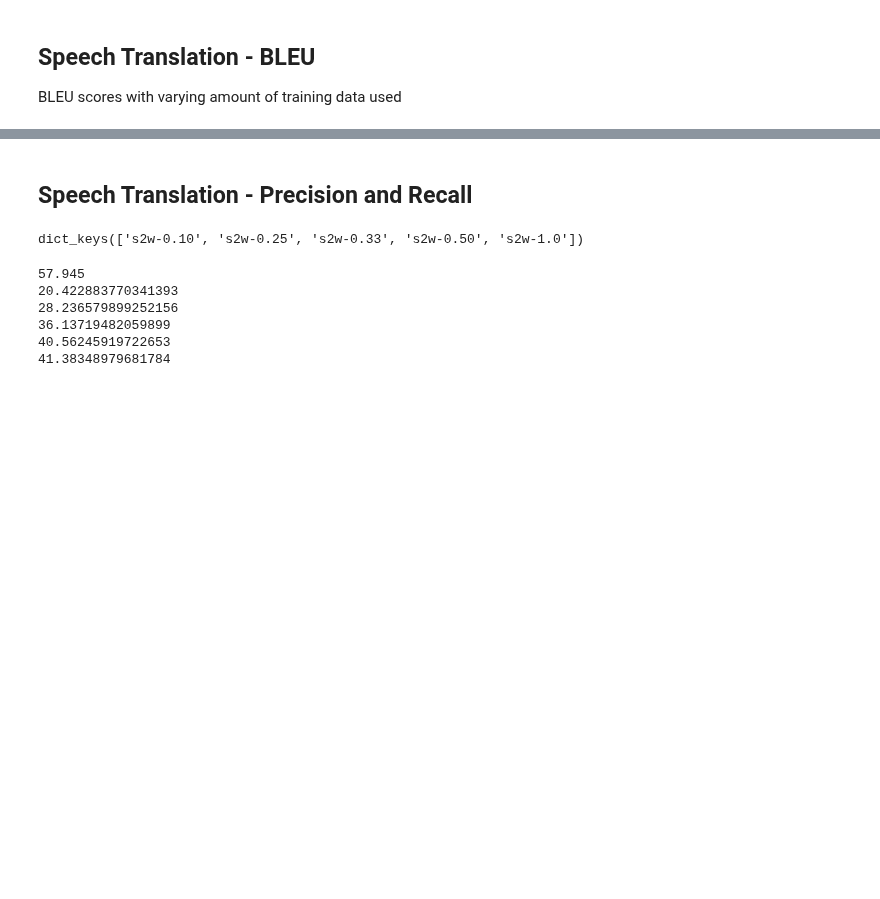
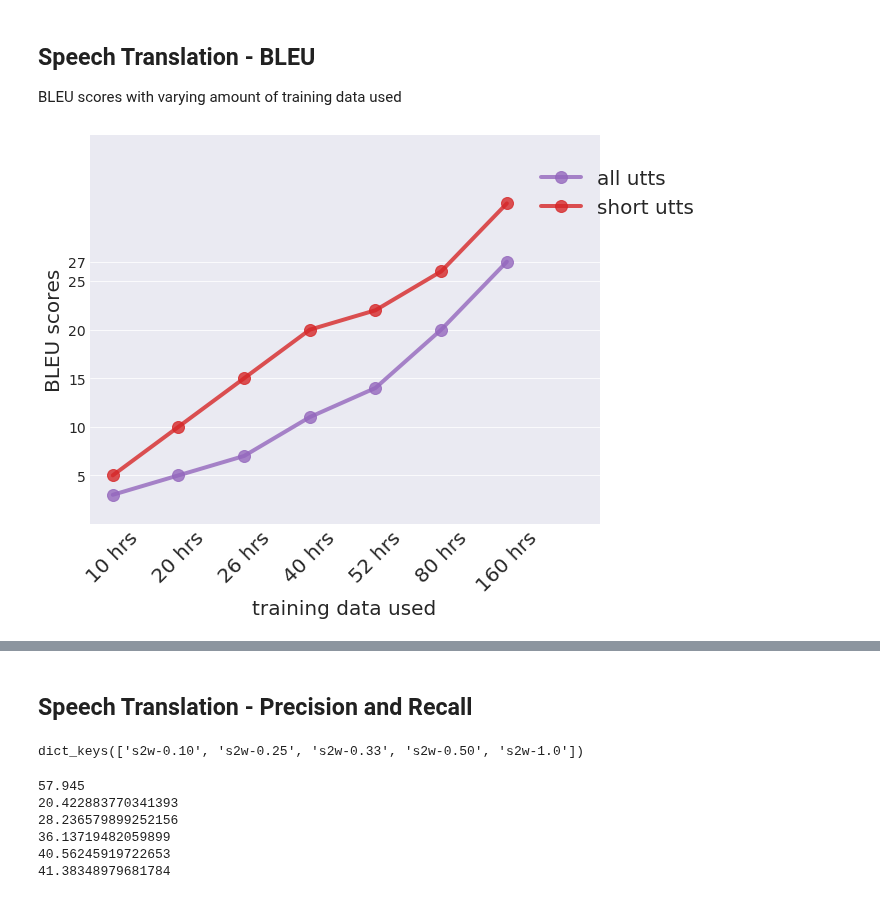
Before and after one commit to 0xSameer/speech2text, a Jupyter notebook: results.ipynb, the cells around one changed output, grey strips where cells are left out. Cells and saved outputs as stored; diff of their text form; code cells hidden in the pictures; blank space fills up the shorter version.

```diff
--- a/results.ipynb
+++ b/results.ipynb
@@ -40,3 +45,37 @@ x_scale = np.array([10, 25, 33, 50, 100])
+# %%
+fig, ax = plt.subplots(figsize=(8,7),nrows=1, ncols=1, sharey=True)
+sns.set_style("darkgrid")
+
+x_labels = ["{0:d} hrs".format(int(160 * (i/100))) for i in x_scale]
+
+ax.plot(bar_x, bar_y, label="all utts", color=tableau20[8],
+        linewidth=4, alpha=.8, marker='o', markersize=12)
+
+ax.plot(bar_x, bar_y_small, label="short utts", color=tableau20[6],
+        linewidth=4, alpha=.8, marker='o', markersize=12)
+
+
+plt.xticks(bar_x, x_labels, rotation=45, fontsize=16)
+plt.yticks(list(range(5,30,5))+[27], rotation=0, fontsize=20)
+ax.set_xlabel('training data used', size=20)
+ax.set_ylabel('BLEU scores', size=20)
+for i in ax.get_xticklabels():
+    i.set_fontsize(20)
+for i in ax.get_yticklabels():
+    i.set_fontsize(14)
+
+plt.legend(bbox_to_anchor=(.85, 0.96), framealpha=0, fontsize=20, ncol=1)
+plt.ylim(0,40)
+plt.xlim(0,110)
+ax.xaxis.grid(False)
+
+# sns.despine(left=True, bottom=True)
+
+fig.tight_layout()
+
+fig.savefig(fname="bleu_scores.pdf", dpi=300)
+# %% [output]
+[figure, added]
 # %%
 fig, ax = plt.subplots(figsize=(8,7),nrows=1, ncols=1, sharey=True)
 sns.set_style("darkgrid")
```
Also changed, not shown: parts of 3 cells of this notebook, 1 other file.
